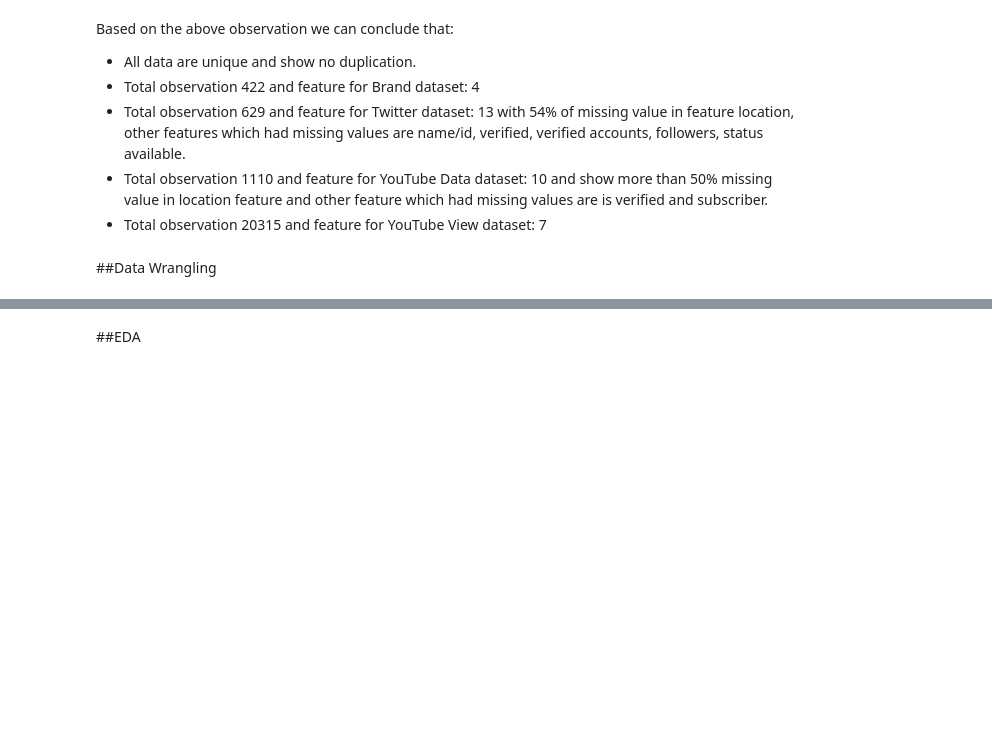
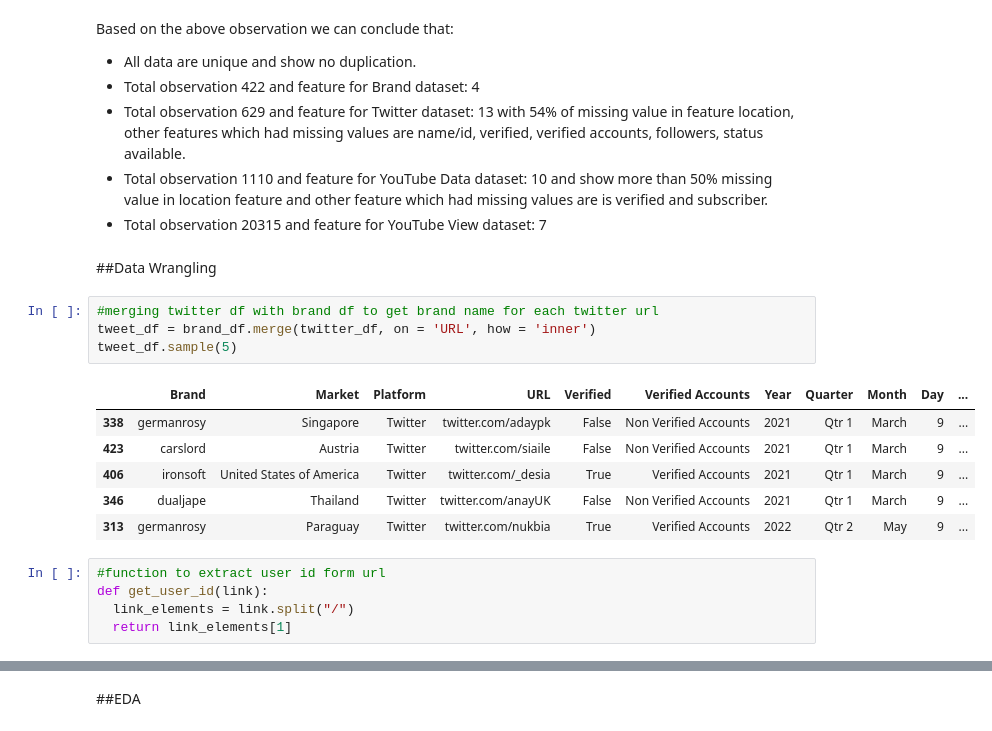
Before and after one commit to abhinav4201/Data-Analysis-EDA, a Jupyter notebook: Uptitude_Technical_Test.ipynb, the cells around one changed output, grey strips where cells are left out. Saved outputs shown, nothing was run; the diff lists cells and outputs as text; blank space fills up the shorter version.

Commit message:
merged data set to make two df

```diff
--- a/Uptitude_Technical_Test.ipynb
+++ b/Uptitude_Technical_Test.ipynb
@@ -234,3 +234,19 @@ Based on the above observation we can conclude that:
 * Total observation 20315 and feature for YouTube View dataset: 7
 # %% [markdown]
 ##Data Wrangling
+# %%
+#merging twitter df with brand df to get brand name for each twitter url
+tweet_df = brand_df.merge(twitter_df, on = 'URL', how = 'inner')
+tweet_df.sample(5)
+# %% [output]
+|  | Brand | Market | Platform | URL | Verified | Verified Accounts | Year | Quarter | Month | Day | ... |
+| 338 | germanrosy | Singapore | Twitter | twitter.com/adaypk | False | Non Verified Accounts | 2021 | Qtr 1 | March | 9 | ... |
+| 423 | carslord | Austria | Twitter | twitter.com/siaile | False | Non Verified Accounts | 2021 | Qtr 1 | March | 9 | ... |
+| 406 | ironsoft | United States of America | Twitter | twitter.com/_desia | True | Verified Accounts | 2021 | Qtr 1 | March | 9 | ... |
+| 346 | dualjape | Thailand | Twitter | twitter.com/anayUK | False | Non Verified Accounts | 2021 | Qtr 1 | March | 9 | ... |
+| 313 | germanrosy | Paraguay | Twitter | twitter.com/nukbia | True | Verified Accounts | 2022 | Qtr 2 | May | 9 | ... |
+# %%
+#function to extract user id form url
+def get_user_id(link):
+  link_elements = link.split("/")
+  return link_elements[1]
```
Also changed, not shown: parts of 15 cells of this notebook.
